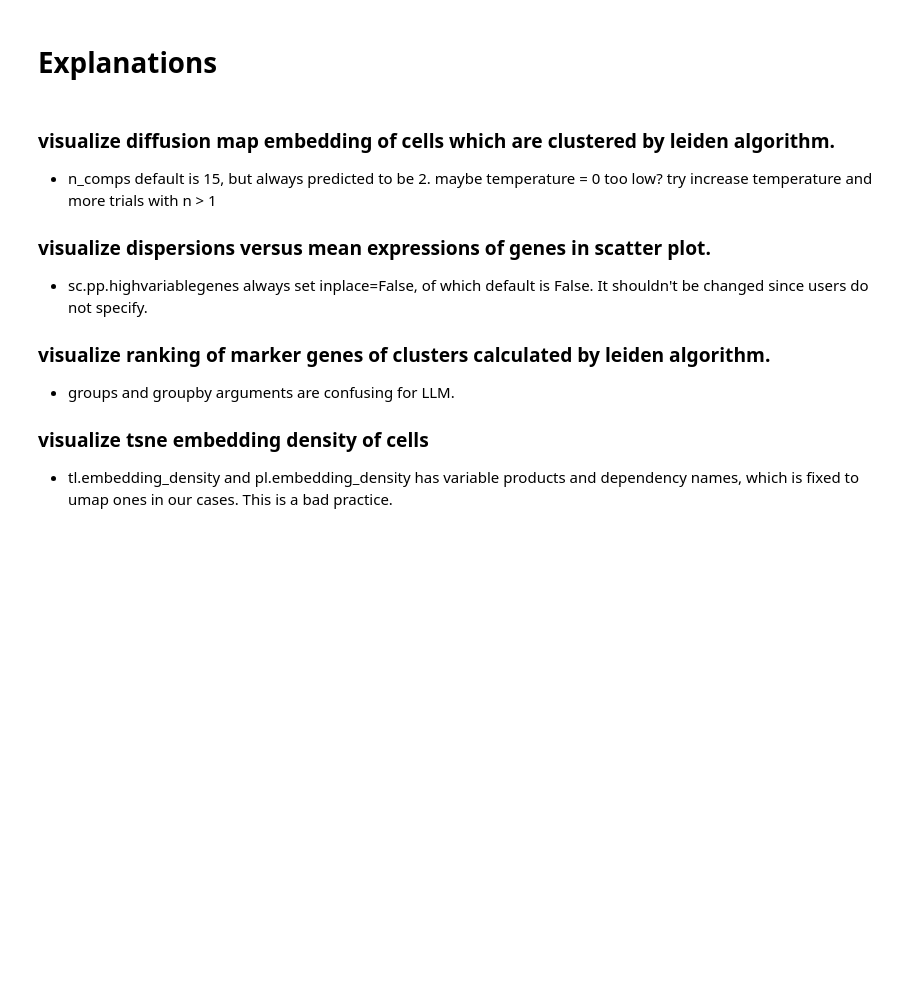
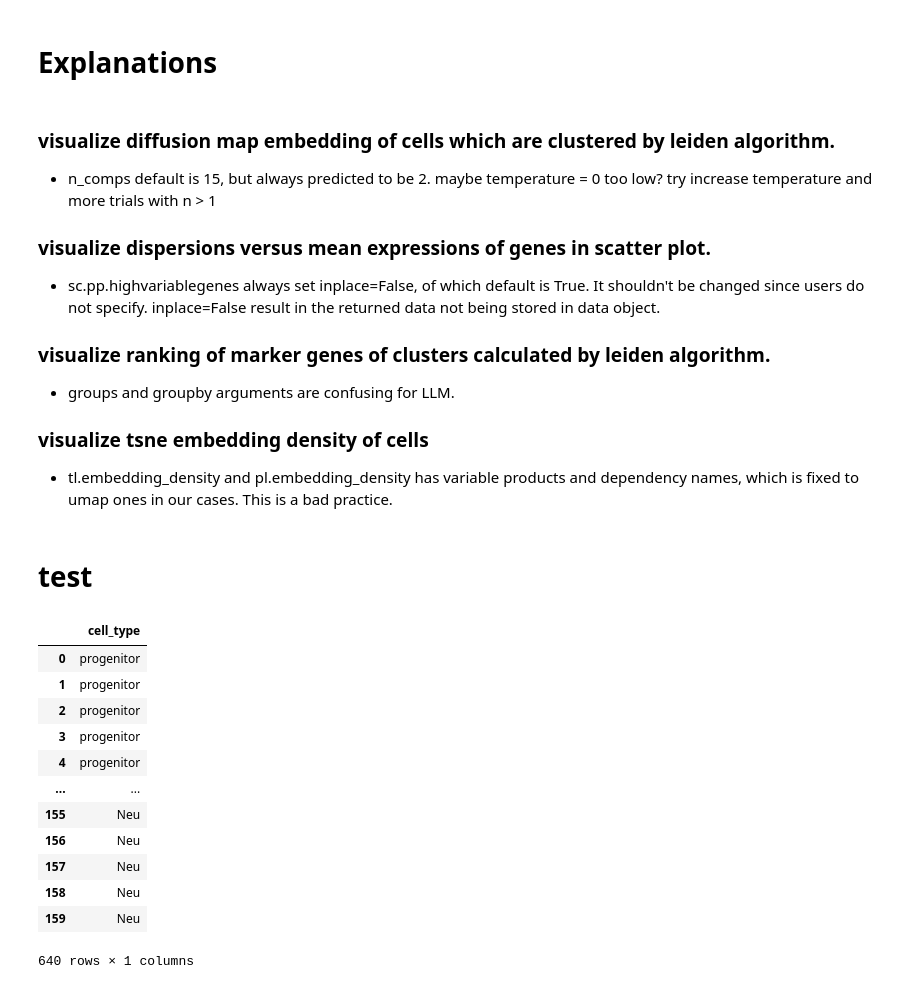
Before and after one commit to LspongebobJH/biochatter, a Jupyter notebook: experiment/scanpy/test.ipynb, the cells around one changed output. Cells and saved outputs as stored; diff of their text form; code cells hidden in the pictures; blank space fills up the shorter version.

```diff
--- a/experiment/scanpy/test.ipynb
+++ b/experiment/scanpy/test.ipynb
@@ -127,10 +132,12 @@ sc.pl.heatmap(adata=data, var_names=['TMSB4X', 'MALAT1', 'B2M'], groupby='louvai
 * n_comps default is 15, but always predicted to be 2. maybe temperature = 0 too low? try increase temperature and more trials with n > 1
 
 ### visualize dispersions versus mean expressions of genes in scatter plot.
-* sc.pp.highvariablegenes always set inplace=False, of which default is False. It shouldn't be changed since users do not specify.
+* sc.pp.highvariablegenes always set inplace=False, of which default is True. It shouldn't be changed since users do not specify. inplace=False result in the returned data not being stored in data object.
 
 ### visualize ranking of marker genes of clusters calculated by leiden algorithm.
 * groups and groupby arguments are confusing for LLM.
 
 ### visualize tsne embedding density of cells
 * tl.embedding_density and pl.embedding_density has variable products and dependency names, which is fixed to umap ones in our cases. This is a bad practice.
+# %% [markdown]
+# test
@@ -136,0 +156,17 @@ sc.pl.heatmap(adata=data, var_names=['TMSB4X', 'MALAT1', 'B2M'], groupby='louvai
+# %%
+data.obs.pop('louvain')
+data.obs
+# %% [output]
+|  | cell_type |
+| 0 | progenitor |
+| 1 | progenitor |
+| 2 | progenitor |
+| 3 | progenitor |
+| 4 | progenitor |
+| ... | ... |
+| 155 | Neu |
+| 156 | Neu |
+| 157 | Neu |
+| 158 | Neu |
+| 159 | Neu |
+640 rows × 1 columns
```
Also changed, not shown: parts of 8 cells of this notebook, 2 other files.
